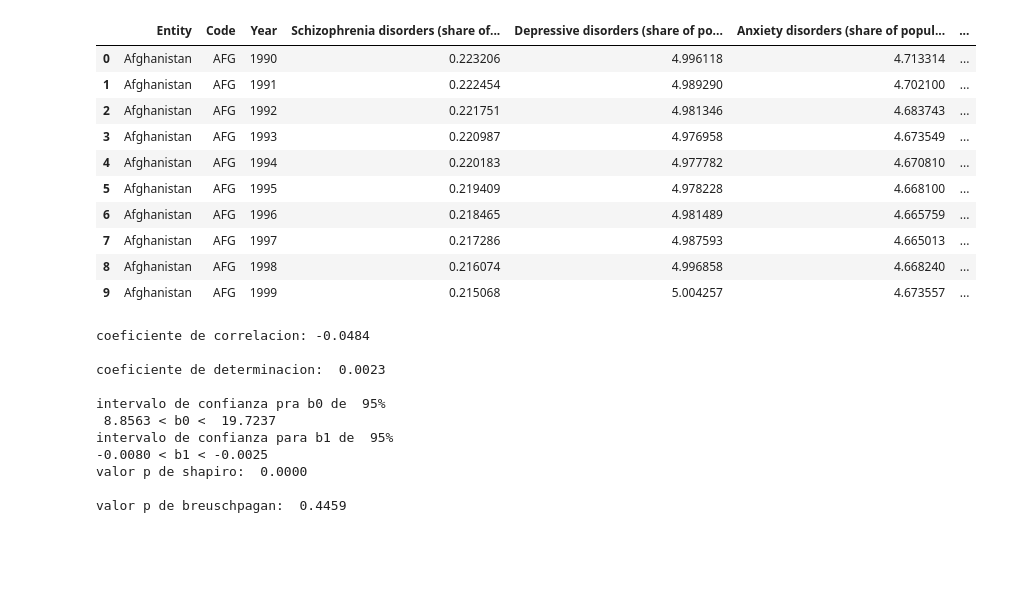
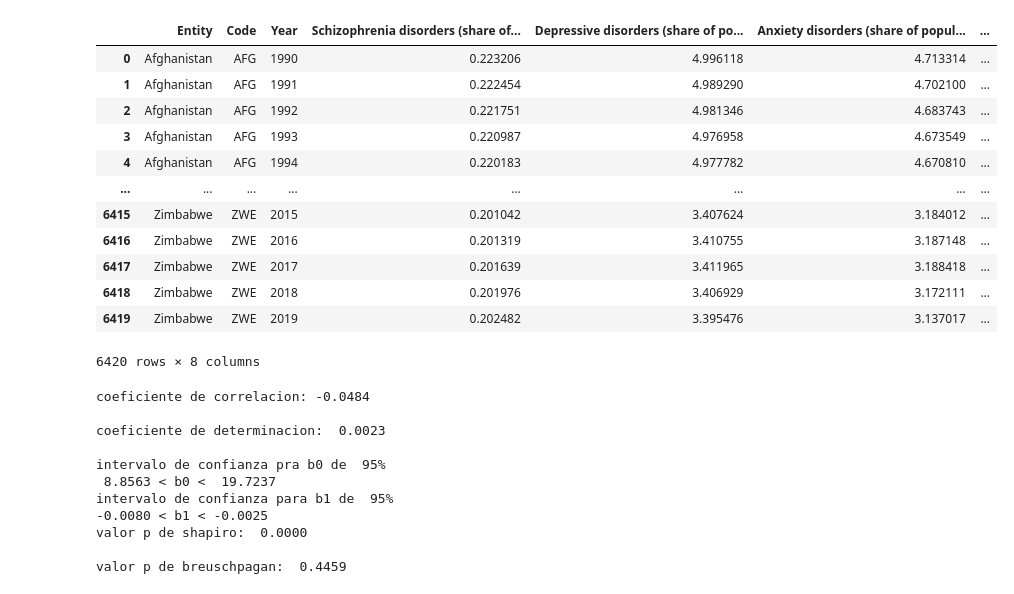
Before and after one commit to Carlys222/UNIDAD-1, a Jupyter notebook: eii_u1_e_22150516.ipynb, the cells around one changed output. Drawn from its saved outputs; the diff is of its cells as text; code cells hidden in the pictures; blank space fills up the shorter version.

```diff
--- a/eii_u1_e_22150516.ipynb
+++ b/eii_u1_e_22150516.ipynb
@@ -3,19 +3,21 @@
 # %%
 import pandas as pd
 df = pd.read_csv('https://raw.githubusercontent.com/Carlys222/UNIDAD-1/refs/heads/main/mental_health.csv')
-df.head(10)
+df
 # %% [output]
 |  | Entity | Code | Year | Schizophrenia disorders (share of... | Depressive disorders (share of po... | Anxiety disorders (share of popul... | ... |
 | 0 | Afghanistan | AFG | 1990 | 0.223206 | 4.996118 | 4.713314 | ... |
 | 1 | Afghanistan | AFG | 1991 | 0.222454 | 4.989290 | 4.702100 | ... |
 | 2 | Afghanistan | AFG | 1992 | 0.221751 | 4.981346 | 4.683743 | ... |
 | 3 | Afghanistan | AFG | 1993 | 0.220987 | 4.976958 | 4.673549 | ... |
 | 4 | Afghanistan | AFG | 1994 | 0.220183 | 4.977782 | 4.670810 | ... |
-| 5 | Afghanistan | AFG | 1995 | 0.219409 | 4.978228 | 4.668100 | ... |
-| 6 | Afghanistan | AFG | 1996 | 0.218465 | 4.981489 | 4.665759 | ... |
-| 7 | Afghanistan | AFG | 1997 | 0.217286 | 4.987593 | 4.665013 | ... |
-| 8 | Afghanistan | AFG | 1998 | 0.216074 | 4.996858 | 4.668240 | ... |
-| 9 | Afghanistan | AFG | 1999 | 0.215068 | 5.004257 | 4.673557 | ... |
+| ... | ... | ... | ... | ... | ... | ... | ... |
+| 6415 | Zimbabwe | ZWE | 2015 | 0.201042 | 3.407624 | 3.184012 | ... |
+| 6416 | Zimbabwe | ZWE | 2016 | 0.201319 | 3.410755 | 3.187148 | ... |
+| 6417 | Zimbabwe | ZWE | 2017 | 0.201639 | 3.411965 | 3.188418 | ... |
+| 6418 | Zimbabwe | ZWE | 2018 | 0.201976 | 3.406929 | 3.172111 | ... |
+| 6419 | Zimbabwe | ZWE | 2019 | 0.202482 | 3.395476 | 3.137017 | ... |
+6420 rows × 8 columns
 # %%
 # a) hipótesis de causalidad: Redacta una hipótesis sobre la causalidad entre las dos variables, a su vez, establece la variable dependiente y la variable independiente.
 "A medida que pasa el tiempo (Year), la prevalencia de trastornos depresivos ha aumentado debido a factores sociales, económicos y tecnológicos que han cambiado la vida cotidiana."
```
